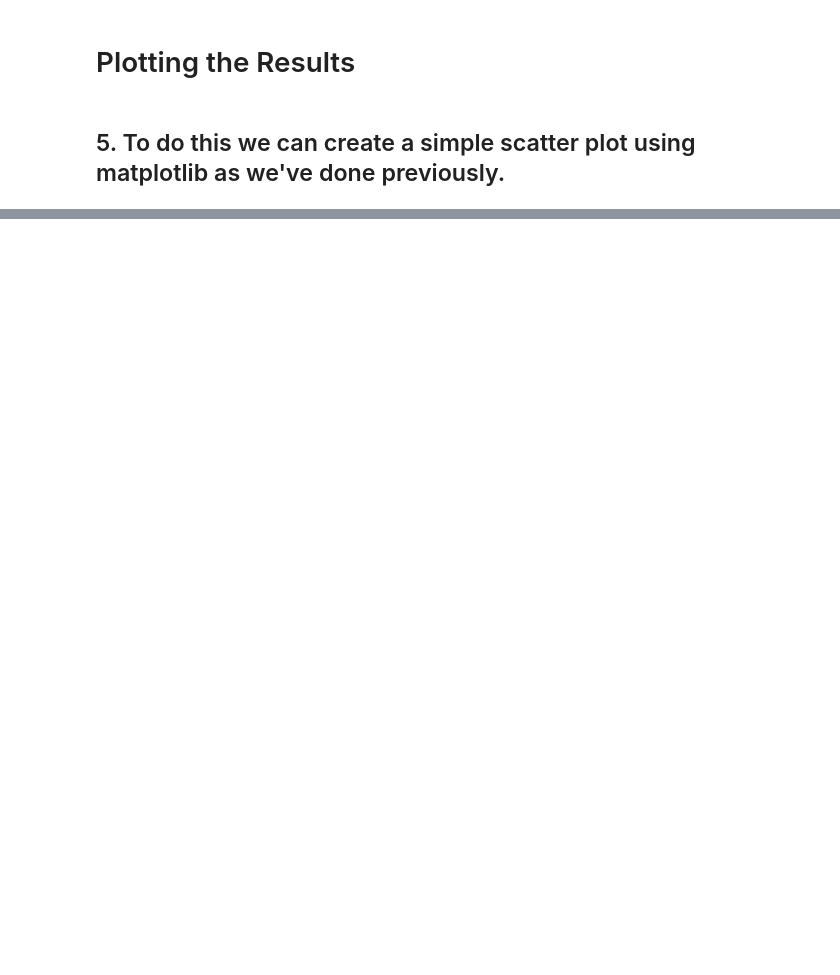
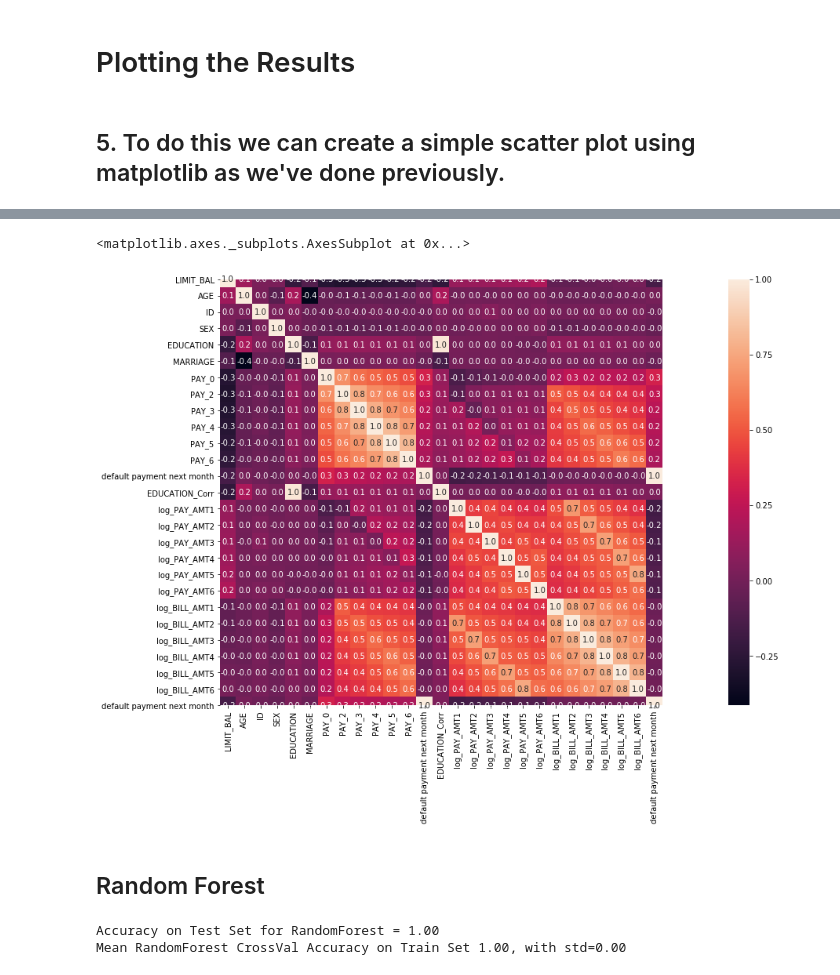
Before and after one commit to galfaro23/repository, a Jupyter notebook: 3. Course5_Task3_CreditOne Regression.ipynb, the cells around one changed output, grey strips where cells are left out. Drawn from its saved outputs; the diff is of its cells as text; code cells hidden in the pictures; blank space fills up the shorter version.

```diff
--- a/3. Course5_Task3_CreditOne Regression.ipynb
+++ b/3. Course5_Task3_CreditOne Regression.ipynb
@@ -509,0 +647,4 @@ plt.show();
+# %%
+# The quantitative vars:
+
+quant = ["LIMIT_BAL", "AGE"]
@@ -509,0 +682,8 @@ plt.show();
+# %%
+features = quant + qual_Enc + logged + [output]
+corr = rawData[features].corr()
+plt.subplots(figsize=(30,10))
+sns.heatmap( corr, square=True, annot=True, fmt=".1f" )
+# %% [output]
+<matplotlib.axes._subplots.AxesSubplot at 0x...>
+[figure, added]
@@ -509,0 +715,15 @@ plt.show();
+# %% [markdown]
+## Random Forest
+# %%
+from sklearn.ensemble import RandomForestClassifier
+classifier = RandomForestClassifier(n_estimators=10)
+classifier.fit( X_train, y_train )
+y_pred = classifier.predict( X_test )
+
+cm = confusion_matrix( y_test, y_pred )
+print("Accuracy on Test Set for RandomForest = %.2f" % ((cm[0,0] + cm[1,1] )/len(X_test)))
+scoresRF = cross_val_score( classifier, X_train, y_train, cv=10)
+print("Mean RandomForest CrossVal Accuracy on Train Set %.2f, with std=%.2f" % (scoresRF.mean(), scoresRF.std() ))
+# %% [output]
+Accuracy on Test Set for RandomForest = 1.00
+Mean RandomForest CrossVal Accuracy on Train Set 1.00, with std=0.00
```
Also changed, not shown: parts of 54 cells of this notebook.
